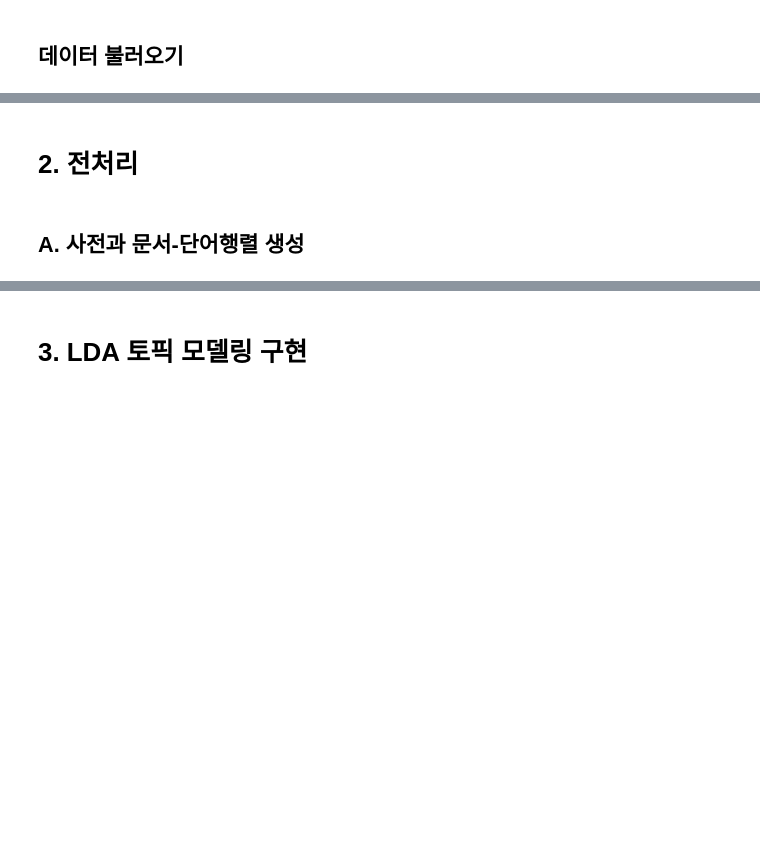
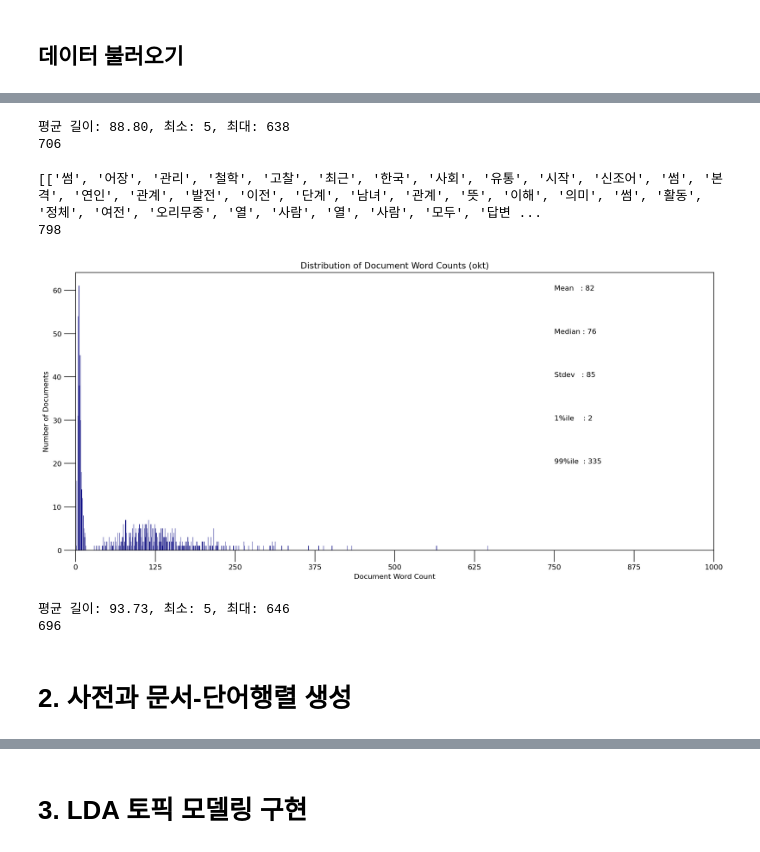
Before and after one commit to viola2002/2025_DeepLearning_for_text_data, a Jupyter notebook: personal_project/code/lda_topic_modeling.ipynb, the cells around one changed output, grey strips where cells are left out. Saved outputs shown, nothing was run; the diff lists cells and outputs as text; code cells hidden in the pictures; blank space fills up the shorter version.

```diff
--- a/personal_project/code/lda_topic_modeling.ipynb
+++ b/personal_project/code/lda_topic_modeling.ipynb
@@ -34,0 +48,3 @@ df_cleaned.info()
+# %%
+df_cleaned_okt = pd.read_csv("../data/cleaned_docs_okt.csv", encoding='utf-8-sig')
+df_cleaned_okt.info()
@@ -38,5 +85,48 @@ terms[:5]
+# %%
+# 최소 토큰 길이 문서 제거
+terms_komoran = [doc for doc in terms_komoran if len(doc) > 4]
+doc_lengths_komoran = [len(doc) for doc in terms_komoran]
+
+print(f"평균 길이: {np.mean(doc_lengths_komoran):.2f}, 최소: {np.min(doc_lengths_komoran)}, 최대: {np.max(doc_lengths_komoran)}")
+print(len(terms_komoran))
+# %% [output]
+평균 길이: 88.80, 최소: 5, 최대: 638
+706
+# %%
+terms_okt = [doc.split() for doc in df_cleaned_okt['cleaned_doc']]
+print(terms_okt[:5])
+print(len(terms_okt))
+# %% [output]
+[['썸', '어장', '관리', '철학', '고찰', '최근', '한국', '사회', '유통', '시작', '신조어', '썸', '본격', '연인', '관계', '발전', '이전', '단계', '남녀', '관계', '뜻', '이해', '의미', '썸', '활동', '정체', '여전', '오리무중', '열', '사람', '열', '사람', '모두', '답변 ...
+798
+# %%
+doc_lengths_okt = [len(doc) for doc in terms_okt]
+# %%
+plt.figure(figsize=(16,7), dpi=160)
+plt.hist(doc_lengths_okt, bins = 1000, color='navy')
+plt.text(750, 60, "Mean   : " + str(round(np.mean(doc_lengths_okt))))
+plt.text(750, 50, "Median : " + str(round(np.median(doc_lengths_okt))))
+plt.text(750, 40, "Stdev   : " + str(round(np.std(doc_lengths_okt))))
+plt.text(750, 30, "1%ile    : " + str(round(np.quantile(doc_lengths_okt, q=0.01))))
+plt.text(750, 20, "99%ile  : " + str(round(np.quantile(doc_lengths_okt, q=0.99))))
+
+plt.gca().set(xlim=(0, 1000), ylabel='Number of Documents', xlabel='Document Word Count')
+plt.tick_params(size=16)
+plt.xticks(np.linspace(0,1000,9))
+plt.title('Distribution of Document Word Counts (okt)')
+plt.show()
+# %% [output]
+[figure, added]
+# %%
+# 최소 토큰 길이 문서 제거
+terms_okt = [doc for doc in terms_okt if len(doc) > 4]
+doc_lengths_okt = [len(doc) for doc in terms_okt]
+
+print(f"평균 길이: {np.mean(doc_lengths_okt):.2f}, 최소: {np.min(doc_lengths_okt)}, 최대: {np.max(doc_lengths_okt)}")
+print(len(doc_lengths_okt))
+# %% [output]
+평균 길이: 93.73, 최소: 5, 최대: 646
+696
 # %% [markdown]
-# 2. 전처리
+# 2. 사전과 문서-단어행렬 생성
-# %% [markdown]
-## A. 사전과 문서-단어행렬 생성
 # %%
```
Also changed, not shown: parts of 77 cells of this notebook, 1 other file.
